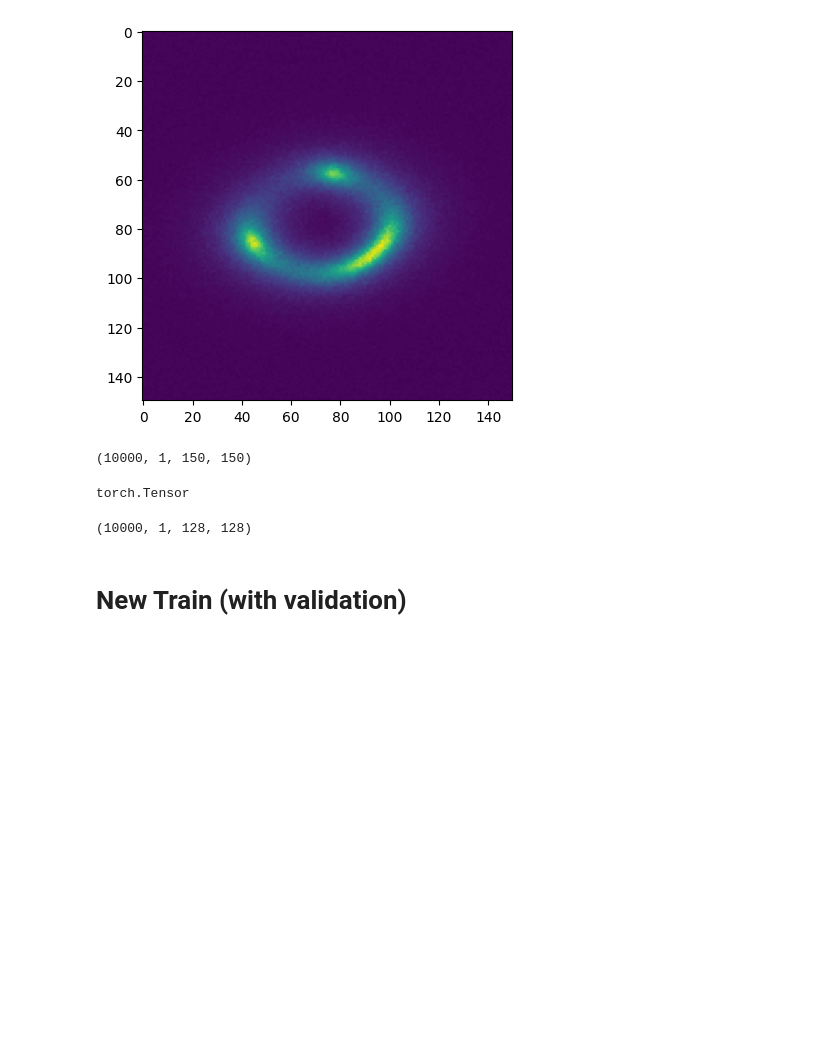
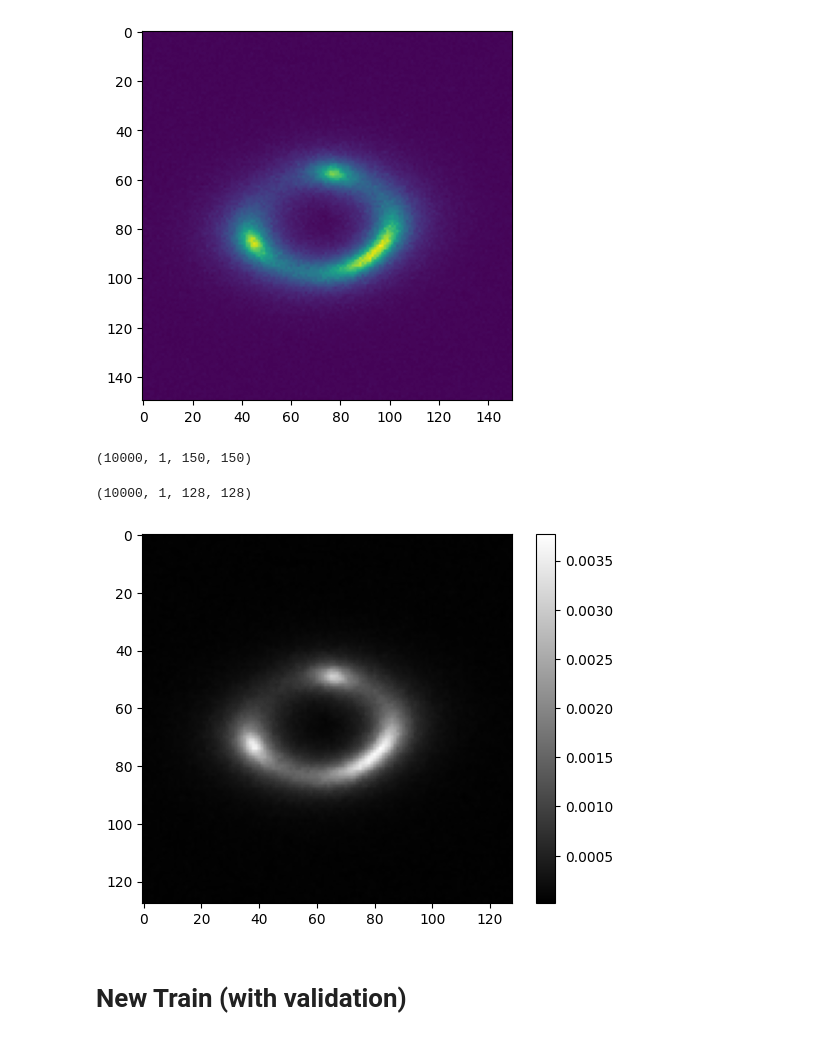
Before and after one commit to harshpoddar03/darkmatter_image_denosing_diffusion_probabalistic_model, a Jupyter notebook: 03_models/unit_gaussion_diffusion/train.ipynb, the cells around one changed output. Cells and saved outputs as stored; diff of their text form; code cells hidden in the pictures; blank space fills up the shorter version.

```diff
--- a/03_models/unit_gaussion_diffusion/train.ipynb
+++ b/03_models/unit_gaussion_diffusion/train.ipynb
@@ -50,7 +74,7 @@ def setup_models_and_optimizer(config, device):
 import os
 import numpy as np
 
-directory = '../../00_data/Samples'
+directory = '../../00_data/Samples/Samples'
 numpy_list = []
 
 for file_name in os.listdir(directory):
@@ -107,14 +151,24 @@ for img in tensor_list:
 
 # Stack transformed images into a single tensor
 transformed_data_tensor = torch.stack(transformed_tensors)
-# %%
-type(tensor_list[0])
-# %% [output]
-torch.Tensor
 # %%
 np.array(transformed_data_tensor).shape
 # %% [output]
 (10000, 1, 128, 128)
+# %%
+import matplotlib.pyplot as plt
+
+# Assuming 'transformed_data_tensor' is your tensor with shape [N, 1, 150, 150]
+# where N is the number of images in the batch
+# And you want to plot the first image in the batch
+
+image_to_plot = transformed_data_tensor[0].squeeze()  # Remove channel dimension, resulting in [150, 150]
+
+plt.imshow(image_to_plot, cmap='gray')  # Use the 'gray' colormap for grayscale images
+plt.colorbar()  # Optionally add a colorbar to see the mapping from pixel values to colors
+plt.show()
+# %% [output]
+[figure, added]
 # %%
 # def load_npy_data(file_path):
 #     # Load the numpy file
```
Also changed, not shown: parts of 5 cells of this notebook.
